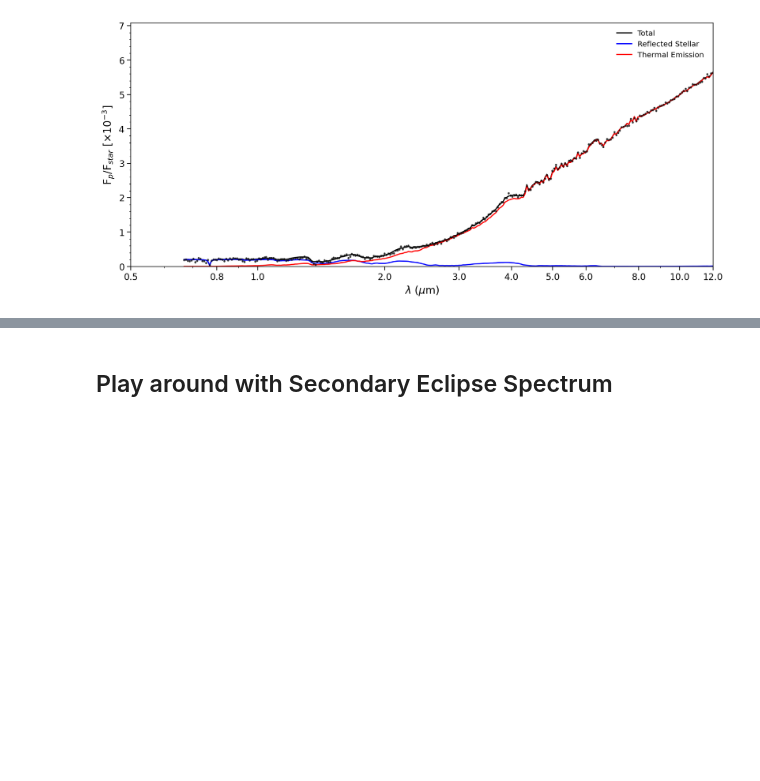
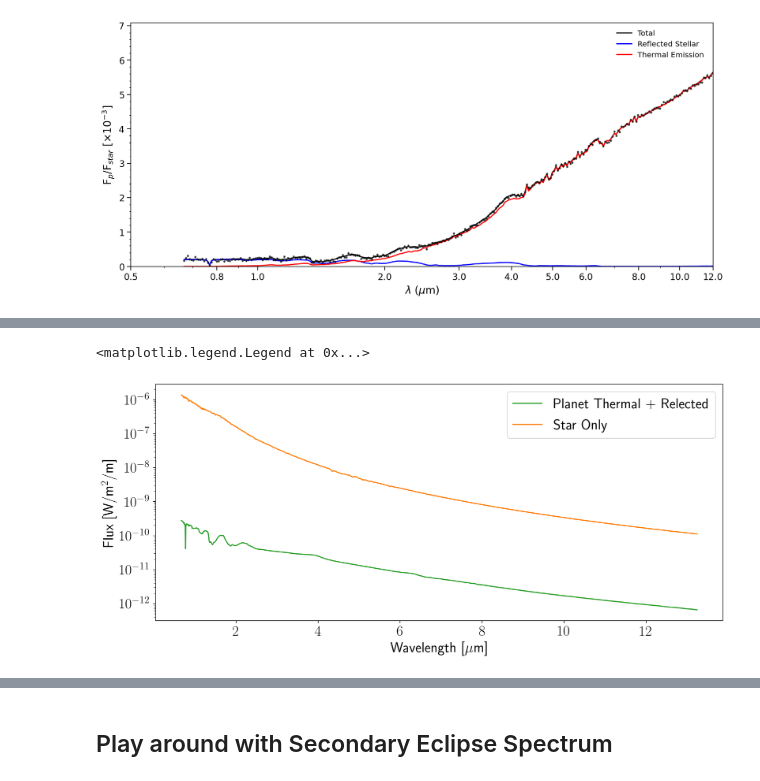
Before and after one commit to jlustigy/CHIMERA, a Jupyter notebook: docs/notebooks/CHIMERA_EMISSION_DEMO_WASP43b_JWST.ipynb, the cells around one changed output, grey strips where cells are left out. Cells and saved outputs as stored; diff of their text form; code cells hidden in the pictures; blank space fills up the shorter version.

```diff
--- a/docs/notebooks/CHIMERA_EMISSION_DEMO_WASP43b_JWST.ipynb
+++ b/docs/notebooks/CHIMERA_EMISSION_DEMO_WASP43b_JWST.ipynb
@@ -201,0 +226,24 @@ ax.tick_params(length=5,width=1,labelsize='large',which='major')
+# %%
+dist = 80.0
+Bstar = np.pi*1e6*smart.analysis.planck(temp, wl)
+Fstar_earth = Bstar*( Rstar * u.Rsun.in_units(u.m) / (dist * u.pc.in_units(u.m)))**2
+Fstar_earth = Fstar*( Rstar * u.Rsun.in_units(u.m) / (dist * u.pc.in_units(u.m)))**2
+
+Fplan_earth = Ftoa * ( Rp * u.Rjup.in_units(u.m) / (dist * u.pc.in_units(u.m)))**2
+Fplan_therm_earth = Fup_therm * ( Rp * u.Rjup.in_units(u.m) / (dist * u.pc.in_units(u.m)))**2
+# %%
+fig, ax = plt.subplots(figsize = (14, 6))
+ax.set_xlabel("Wavelength [$\mu$m]")
+ax.set_ylabel("Flux [W/m$^2$/m]")
+
+ax.plot(wl, Fplan_earth, label = "Planet Thermal + Relected", color = "C2")
+ax.plot(wl, Fstar_earth, label = "Star Only", color = "C1")
+#ax.plot(wl,(Fplan_earth/Fstar_earth), label = "Star Only", color = "C1")
+#ax.plot(wl, Fup_therm, label = "Planet Thermal", color = "C3")
+#ax.plot(wl, Fup_ref, label = "Planet Reflected", color = "C0")
+#ax.plot(wl, Fup_therm + Fup_ref)
+ax.set_yscale("log")
+ax.legend()
+# %% [output]
+<matplotlib.legend.Legend at 0x...>
+[figure, added]
```
Also changed, not shown: parts of 4 cells of this notebook, 3 other files.
